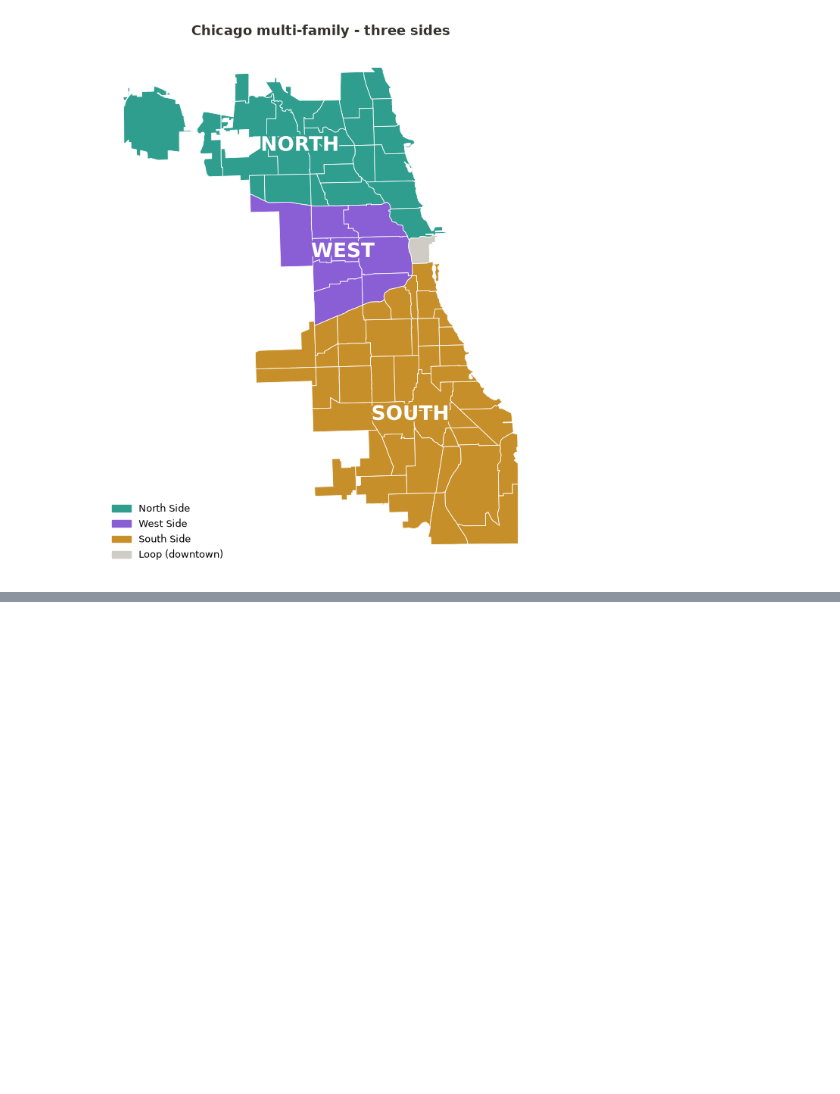
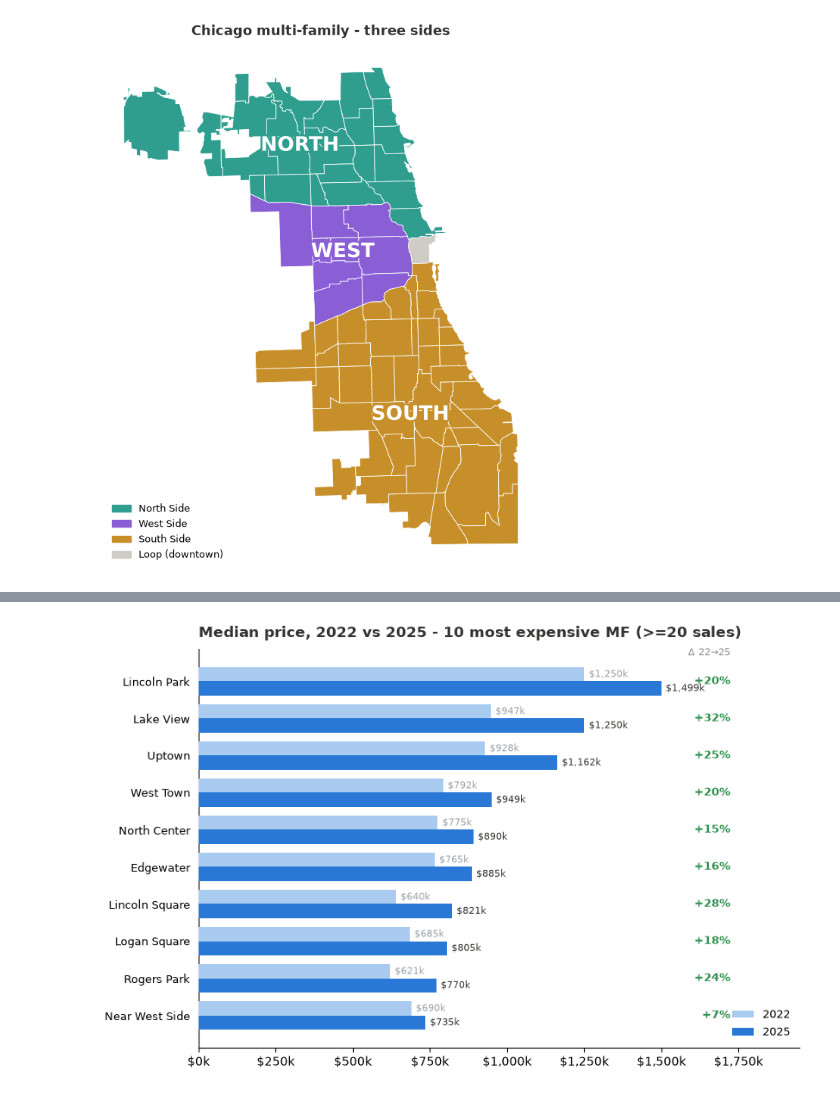
Before and after one commit to eshanprashar/chi-housing-analysis, a Jupyter notebook: notebooks/mf/01_02_data_exploration.ipynb, the cells around one changed output, grey strips where cells are left out. Saved outputs shown, nothing was run; the diff lists cells and outputs as text; code cells hidden in the pictures; blank space fills up the shorter version.

```diff
--- a/notebooks/mf/01_02_data_exploration.ipynb
+++ b/notebooks/mf/01_02_data_exploration.ipynb
@@ -57,0 +157,8 @@ maps.region_map(enriched, K.MF, sales_label="MF sales 22-25:").save("mf_region_m
+# %%
+top10_exp = sd.neighborhoods_by_year_price(
+    enriched, year='2025', min_sales=20).head(10).index.tolist()
+charts.plot_median_price_2yr(
+    price, top10_exp, "Median price, 2022 vs 2025 - 10 most expensive MF (>=20 sales)")
+plt.show()
+# %% [output]
+[figure, added]
```
Also changed, not shown: parts of 29 cells of this notebook, 6 other files.
